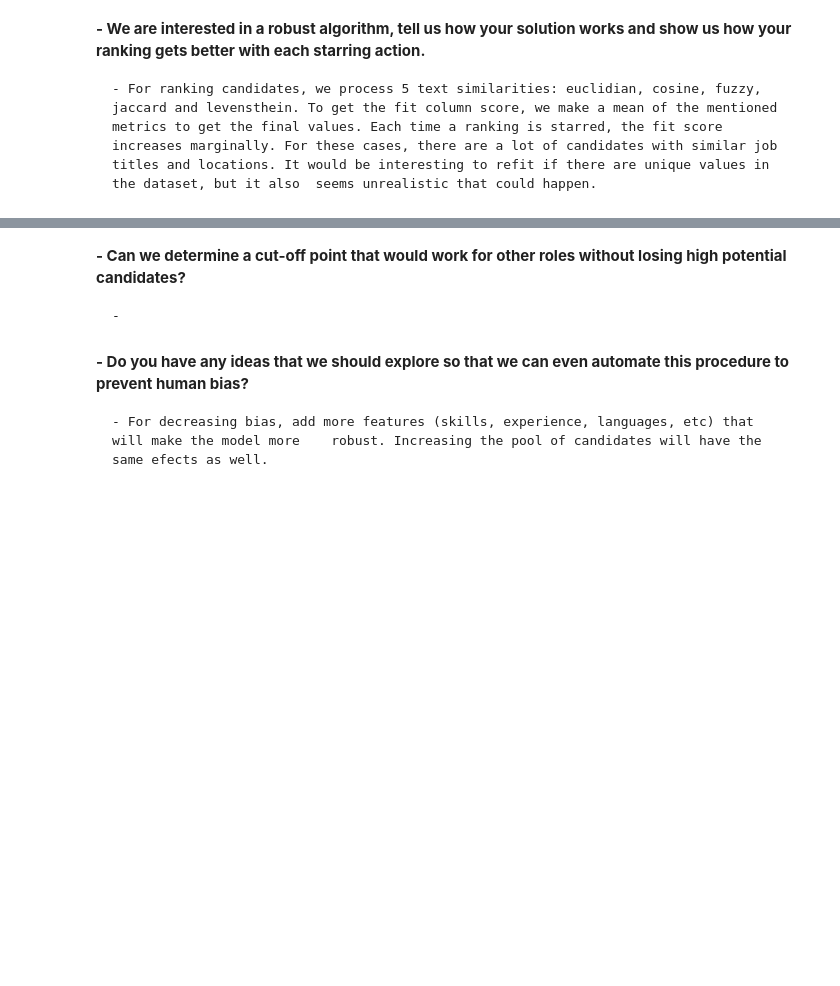
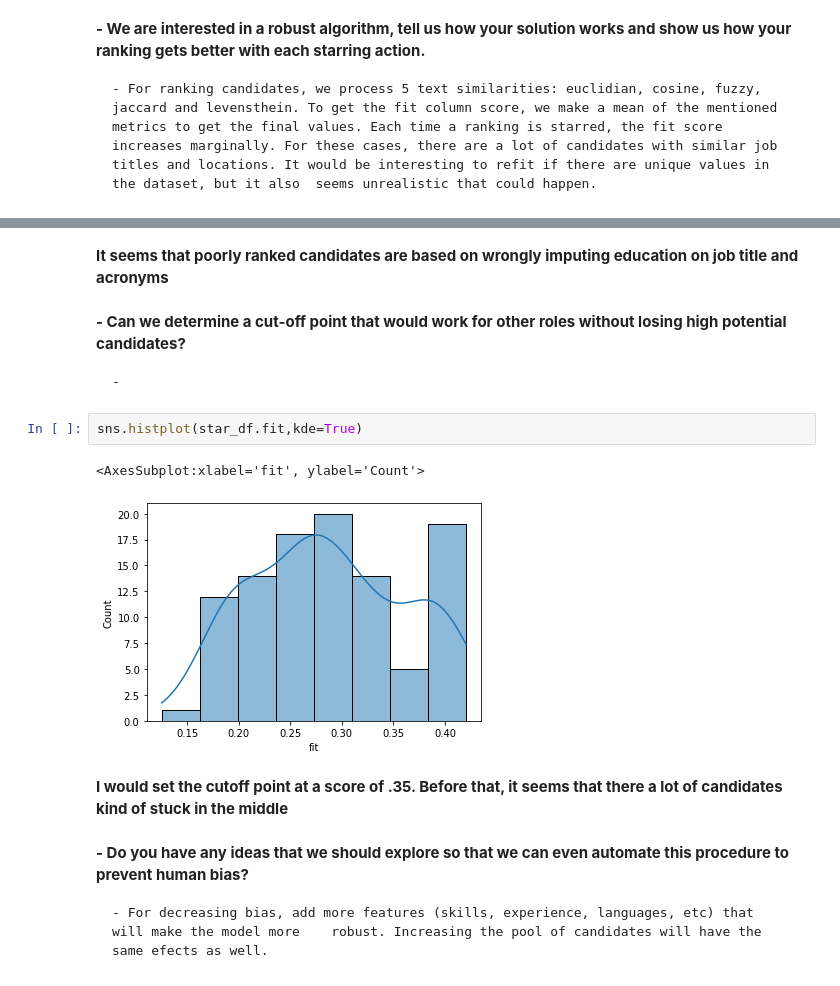
Before and after one commit to cholmess/Potential_Talents, a Jupyter notebook: notebooks/Potential Talents.ipynb, the cells around one changed output, grey strips where cells are left out. Cells and saved outputs as stored; diff of their text form; blank space fills up the shorter version.

```diff
--- a/notebooks/Potential Talents.ipynb
+++ b/notebooks/Potential Talents.ipynb
@@ -615,7 +653,16 @@ rerank_star_df_2
+# %% [markdown]
+<b> It seems that poorly ranked candidates are based on wrongly imputing education on job title and acronyms
 # %% [markdown]
 <b> - Can we determine a cut-off point that would work for other roles without losing high potential candidates? </b>
 
     -
+# %%
+sns.histplot(star_df.fit,kde=True)
+# %% [output]
+<AxesSubplot:xlabel='fit', ylabel='Count'>
+[figure, added]
+# %% [markdown]
+<b> I would set the cutoff point at a score of .35. Before that, it seems that there a lot of candidates kind of stuck in the middle
 # %% [markdown]
 <b> - Do you have any ideas that we should explore so that we can even automate this procedure to prevent human bias? </b>
 
```
Also changed, not shown: parts of 3 cells of this notebook.
